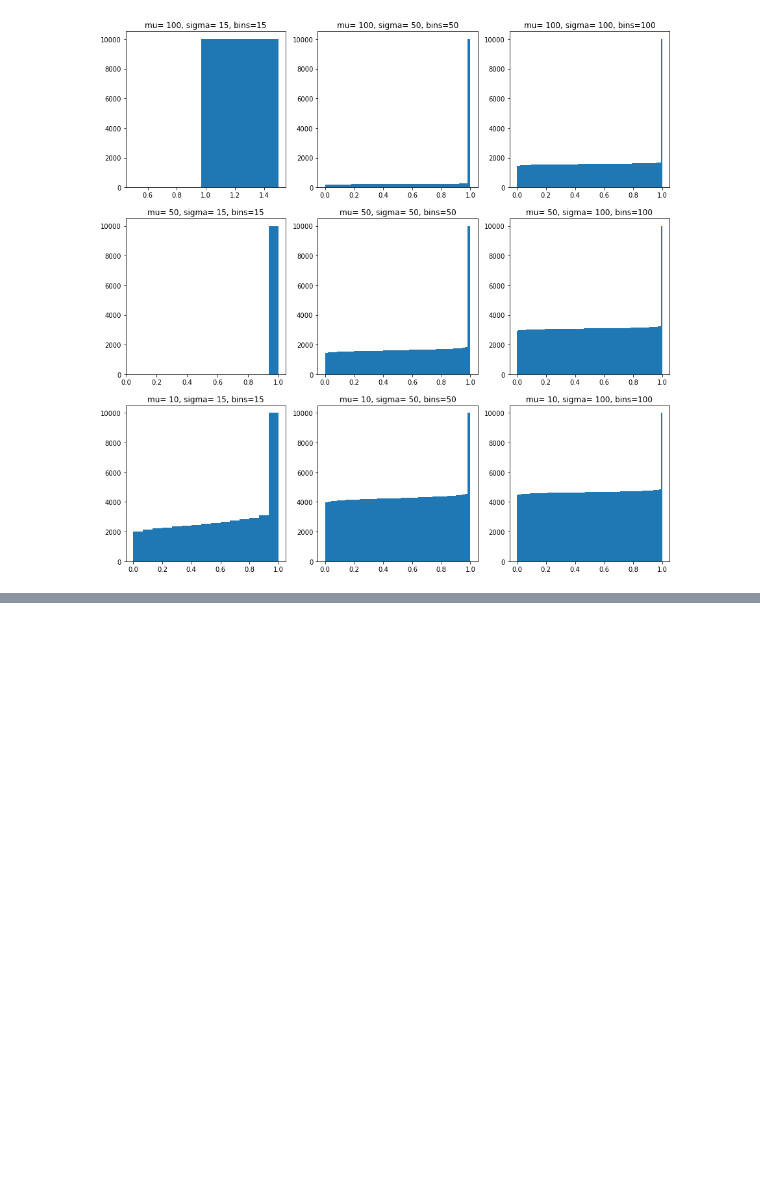
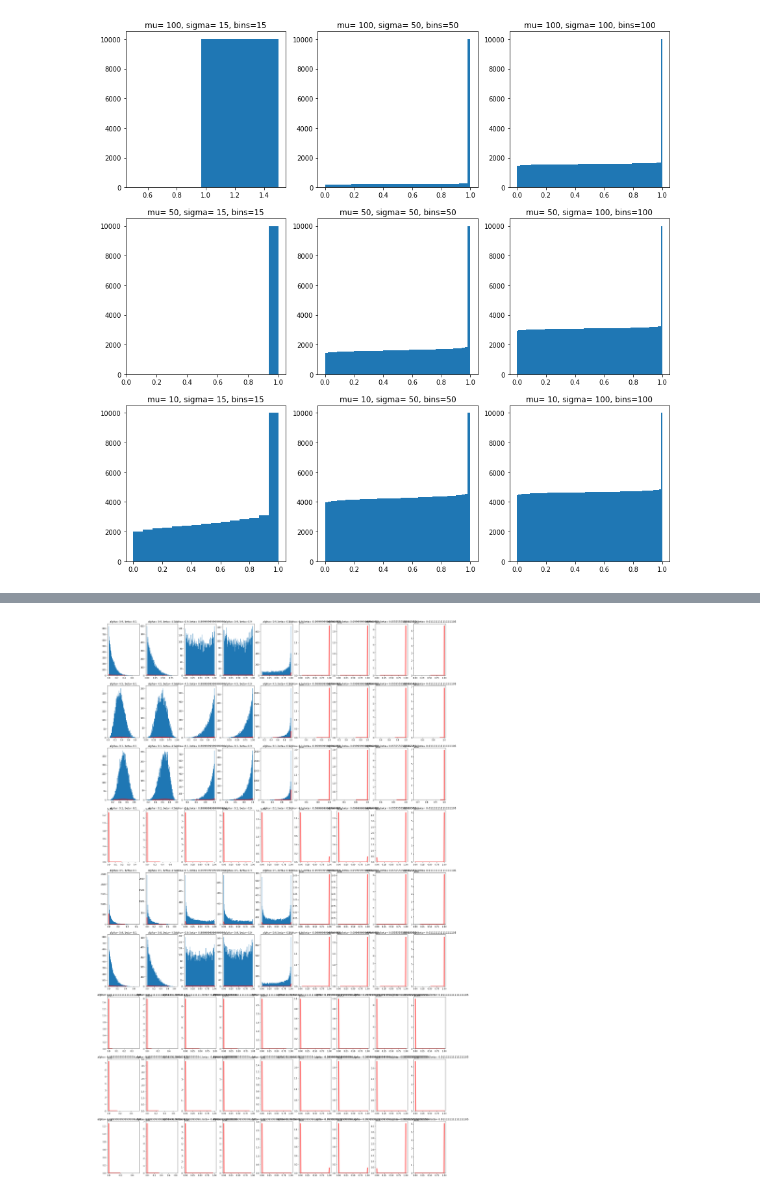
Before and after one commit to rafalsiniewicz/Data_analytics, a Jupyter notebook: lab2/lab2.ipynb, the cells around one changed output, grey strips where cells are left out. Cells and saved outputs as stored; diff of their text form; code cells hidden in the pictures; blank space fills up the shorter version.

```diff
--- a/lab2/lab2.ipynb
+++ b/lab2/lab2.ipynb
@@ -80,0 +154,26 @@ for i in range(len(mu)):
+# %%
+# beta
+import numpy as np
+import matplotlib.pyplot as plt
+from scipy.stats import beta
+import scipy.stats
+disp = (0.1, 0.5, 0.9)
+loc = (0.1, 0.5, 0.9)
+alpha = []
+beta = []
+for i, d in enumerate(disp):
+    for j, l in enumerate(loc):
+        alpha.append((1 - d)*l/d)
+        beta.append((1 - d)*(1-l)/d)
+
+fig, axs = plt.subplots(len(alpha), len(alpha), figsize=(30,50))
+
+for i, a in enumerate(alpha):
+    for j, b in enumerate(beta):
+        axs[i][j].hist(np.random.beta(a,b,10000), bins=100)
+        mean, var, skew, kurt = scipy.stats.beta.stats(a, b, moments='mvsk')
+        x = np.linspace(scipy.stats.beta.ppf(0.01, a, b), scipy.stats.beta.ppf(0.99, a, b), 100)
+        axs[i][j].plot(x, scipy.stats.beta.pdf(x, a, b), 'r-', lw=5, alpha=0.6, label='beta pdf')
+        axs[i][j].set_title('alpha= {}, beta= {}'.format(a, b))
+# %% [output]
+[figure, added]
```
Also changed, not shown: parts of 16 cells of this notebook.
